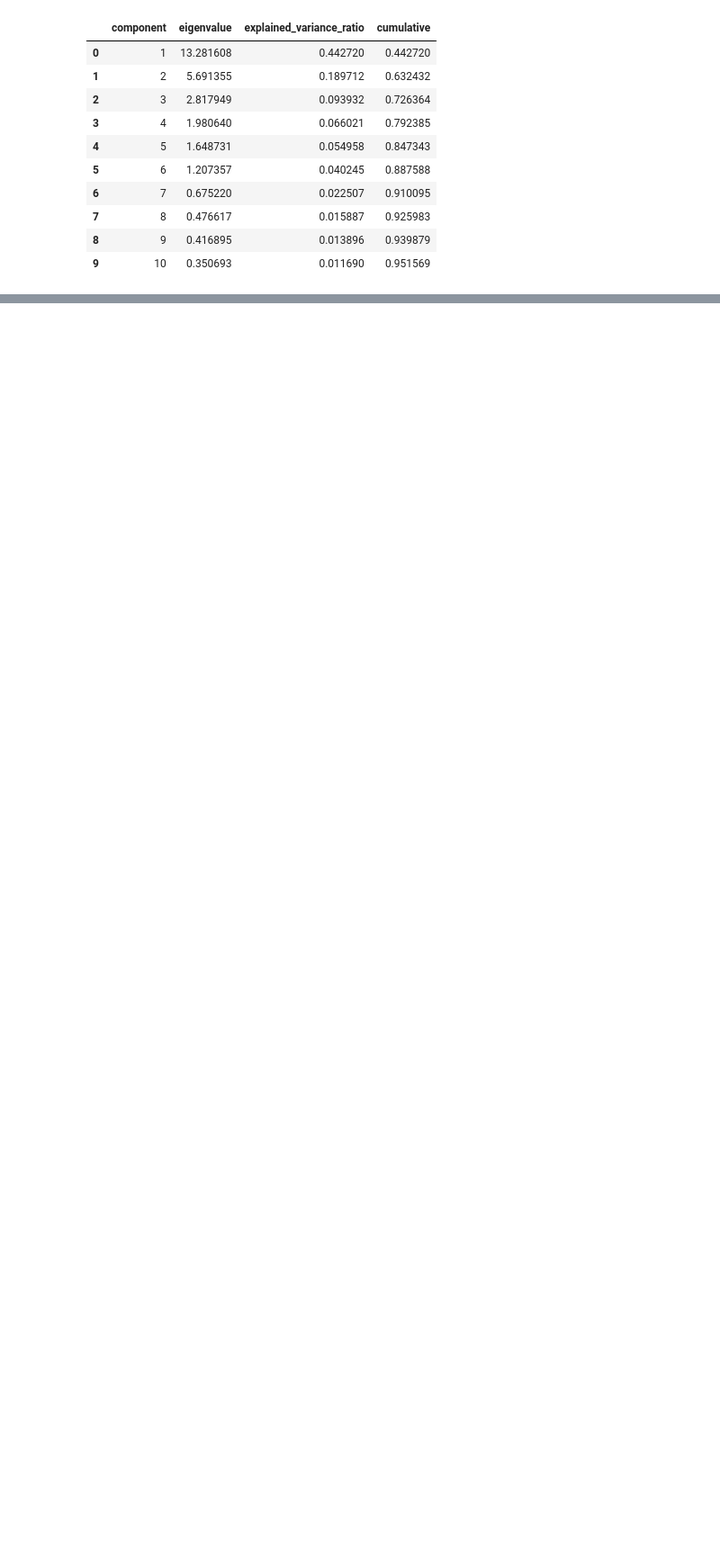
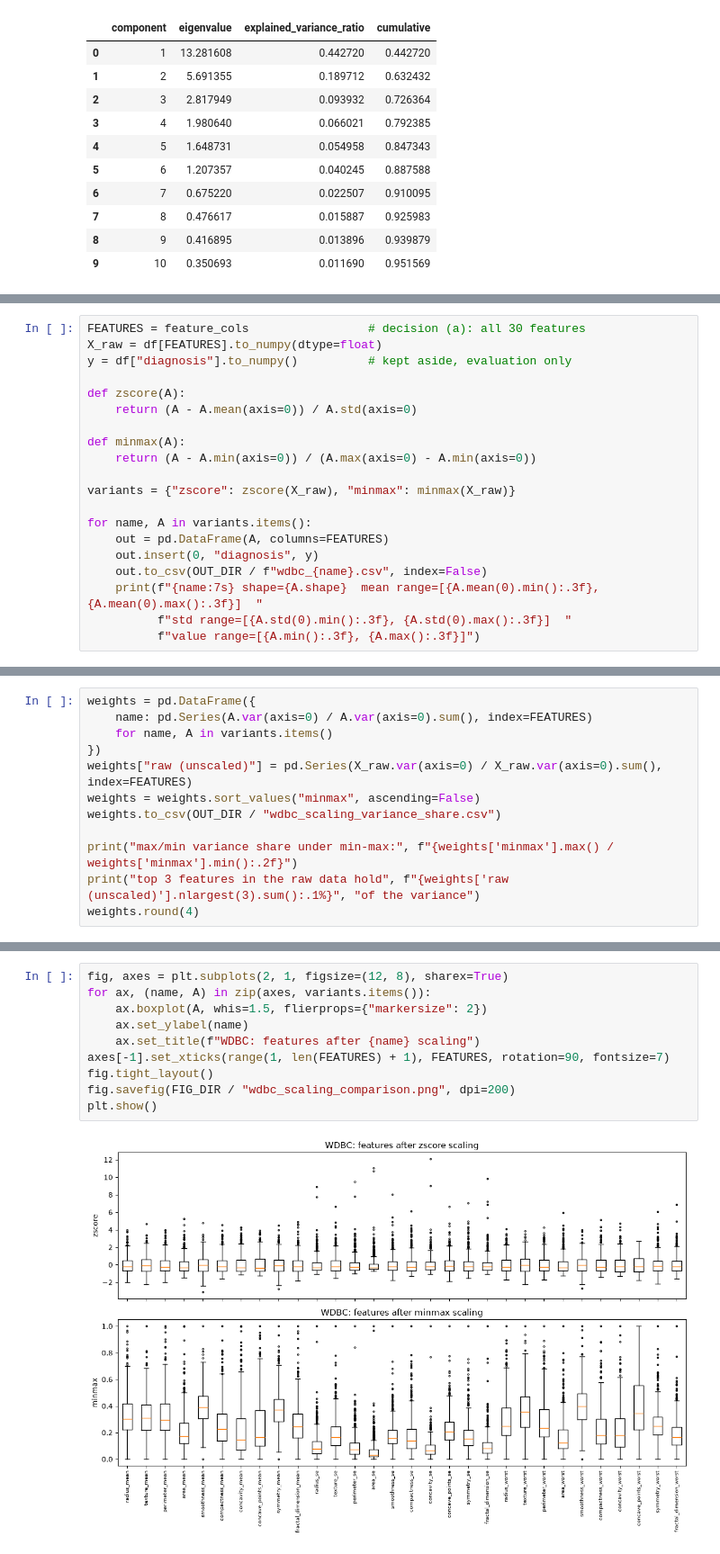
Before and after one commit to Stefy1209/Advanced-Methods-of-Data-Analysis, a Jupyter notebook: Reports/Report 1/src/wdbc/main.ipynb, the cells around one changed output, grey strips where cells are left out. Shown at 90% size. Drawn from its saved outputs; the diff is of its cells as text; blank space fills up the shorter version.

Commit message:
Scaling added

```diff
--- a/Reports/Report 1/src/wdbc/main.ipynb
+++ b/Reports/Report 1/src/wdbc/main.ipynb
@@ -258,0 +295,20 @@ components with eigenvalue > 1 (Kaiser criterion): 6
+# %%
+FEATURES = feature_cols                 # decision (a): all 30 features
+X_raw = df[FEATURES].to_numpy(dtype=float)
+y = df["diagnosis"].to_numpy()          # kept aside, evaluation only
+
+def zscore(A):
+    return (A - A.mean(axis=0)) / A.std(axis=0)
+
+def minmax(A):
+    return (A - A.min(axis=0)) / (A.max(axis=0) - A.min(axis=0))
+
+variants = {"zscore": zscore(X_raw), "minmax": minmax(X_raw)}
+
+for name, A in variants.items():
+    out = pd.DataFrame(A, columns=FEATURES)
+    out.insert(0, "diagnosis", y)
+    out.to_csv(OUT_DIR / f"wdbc_{name}.csv", index=False)
+    print(f"{name:7s} shape={A.shape}  mean range=[{A.mean(0).min():.3f}, {A.mean(0).max():.3f}]  "
+          f"std range=[{A.std(0).min():.3f}, {A.std(0).max():.3f}]  "
+          f"value range=[{A.min():.3f}, {A.max():.3f}]")
@@ -258,0 +324,12 @@ components with eigenvalue > 1 (Kaiser criterion): 6
+# %%
+weights = pd.DataFrame({
+    name: pd.Series(A.var(axis=0) / A.var(axis=0).sum(), index=FEATURES)
+    for name, A in variants.items()
+})
+weights["raw (unscaled)"] = pd.Series(X_raw.var(axis=0) / X_raw.var(axis=0).sum(), index=FEATURES)
+weights = weights.sort_values("minmax", ascending=False)
+weights.to_csv(OUT_DIR / "wdbc_scaling_variance_share.csv")
+
+print("max/min variance share under min-max:", f"{weights['minmax'].max() / weights['minmax'].min():.2f}")
+print("top 3 features in the raw data hold", f"{weights['raw (unscaled)'].nlargest(3).sum():.1%}", "of the variance")
+weights.round(4)
@@ -258,0 +358,12 @@ components with eigenvalue > 1 (Kaiser criterion): 6
+# %%
+fig, axes = plt.subplots(2, 1, figsize=(12, 8), sharex=True)
+for ax, (name, A) in zip(axes, variants.items()):
+    ax.boxplot(A, whis=1.5, flierprops={"markersize": 2})
+    ax.set_ylabel(name)
+    ax.set_title(f"WDBC: features after {name} scaling")
+axes[-1].set_xticks(range(1, len(FEATURES) + 1), FEATURES, rotation=90, fontsize=7)
+fig.tight_layout()
+fig.savefig(FIG_DIR / "wdbc_scaling_comparison.png", dpi=200)
+plt.show()
+# %% [output]
+[figure, added]
```
Also changed, not shown: parts of 6 cells of this notebook, 5 other files.
